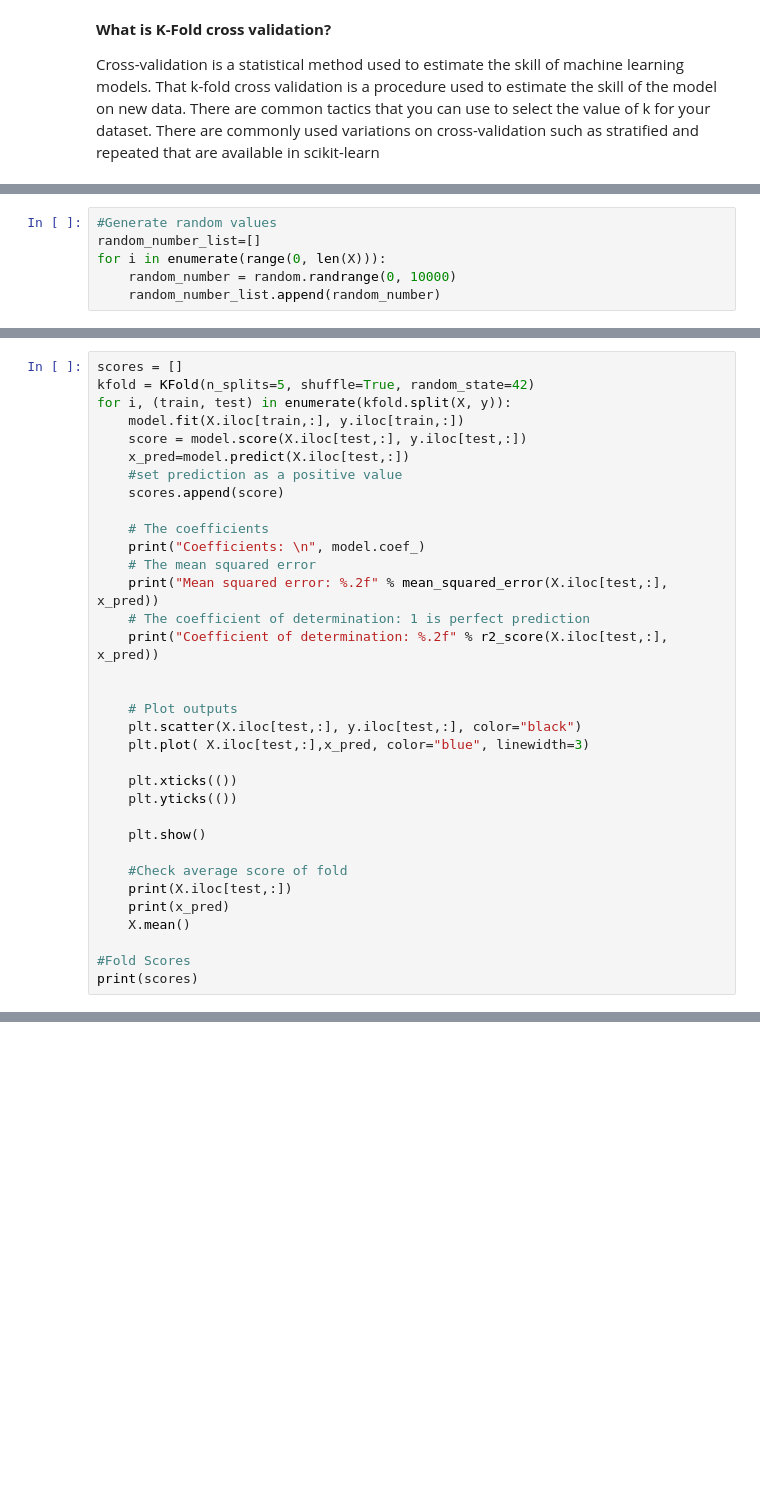
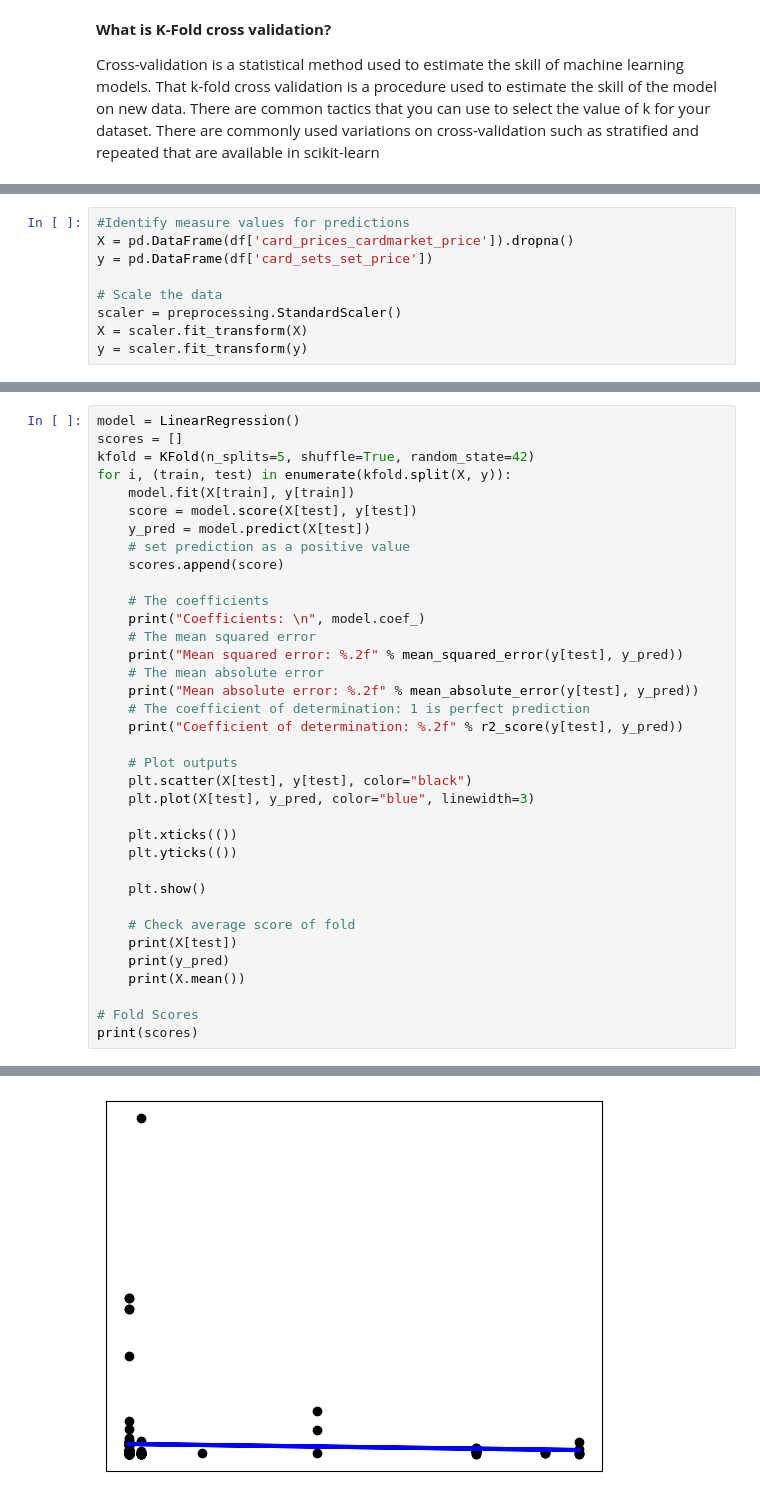
Before and after one commit to mfearing1234/Data_science_model_builds, a Jupyter notebook: Yu_GI_OH_Card_Forecast.ipynb, the cells around one changed output, grey strips where cells are left out. Cells and saved outputs as stored; diff of their text form; blank space fills up the shorter version.

```diff
--- a/Yu_GI_OH_Card_Forecast.ipynb
+++ b/Yu_GI_OH_Card_Forecast.ipynb
@@ -193,6 +134,0 @@ Coefficient of determination: -24430.56
-# %%
-#Generate random values
-random_number_list=[]
-for i in enumerate(range(0, len(X))):
-    random_number = random.randrange(0, 10000)
-    random_number_list.append(random_number)
@@ -256,0 +135,9 @@ print(X.head())
+# %%
+#Identify measure values for predictions
+X = pd.DataFrame(df['card_prices_cardmarket_price']).dropna()
+y = pd.DataFrame(df['card_sets_set_price'])
+
+# Scale the data
+scaler = preprocessing.StandardScaler()
+X = scaler.fit_transform(X)
+y = scaler.fit_transform(y)
@@ -257,36 +148,38 @@ print(X.head())
 # %%
+model = LinearRegression()
 scores = []
 kfold = KFold(n_splits=5, shuffle=True, random_state=42)
 for i, (train, test) in enumerate(kfold.split(X, y)):
-    model.fit(X.iloc[train,:], y.iloc[train,:])
-    score = model.score(X.iloc[test,:], y.iloc[test,:])
-    x_pred=model.predict(X.iloc[test,:])
-    #set prediction as a positive value
+    model.fit(X[train], y[train])
+    score = model.score(X[test], y[test])
+    y_pred = model.predict(X[test])
+    # set prediction as a positive value
     scores.append(score)
 
     # The coefficients
     print("Coefficients: \n", model.coef_)
     # The mean squared error
-    print("Mean squared error: %.2f" % mean_squared_error(X.iloc[test,:], x_pred))
+    print("Mean squared error: %.2f" % mean_squared_error(y[test], y_pred))
+    # The mean absolute error
+    print("Mean absolute error: %.2f" % mean_absolute_error(y[test], y_pred))
     # The coefficient of determination: 1 is perfect prediction
-    print("Coefficient of determination: %.2f" % r2_score(X.iloc[test,:], x_pred))
-
+    print("Coefficient of determination: %.2f" % r2_score(y[test], y_pred))
 
     # Plot outputs
-    plt.scatter(X.iloc[test,:], y.iloc[test,:], color="black")
-    plt.plot( X.iloc[test,:],x_pred, color="blue", linewidth=3)
+    plt.scatter(X[test], y[test], color="black")
+    plt.plot(X[test], y_pred, color="blue", linewidth=3)
 
     plt.xticks(())
     plt.yticks(())
 
     plt.show()
 
-    #Check average score of fold
-    print(X.iloc[test,:])
-    print(x_pred)
-    X.mean()
+    # Check average score of fold
+    print(X[test])
+    print(y_pred)
+    print(X.mean())
 
-#Fold Scores
+# Fold Scores
 print(scores)
 # %% [output]
 Coefficients:
@@ -326,0 +262 @@ NameError: name 't' is not defined
+[figure, added]
```
Also changed, not shown: parts of 9 cells of this notebook, 1 other file.
